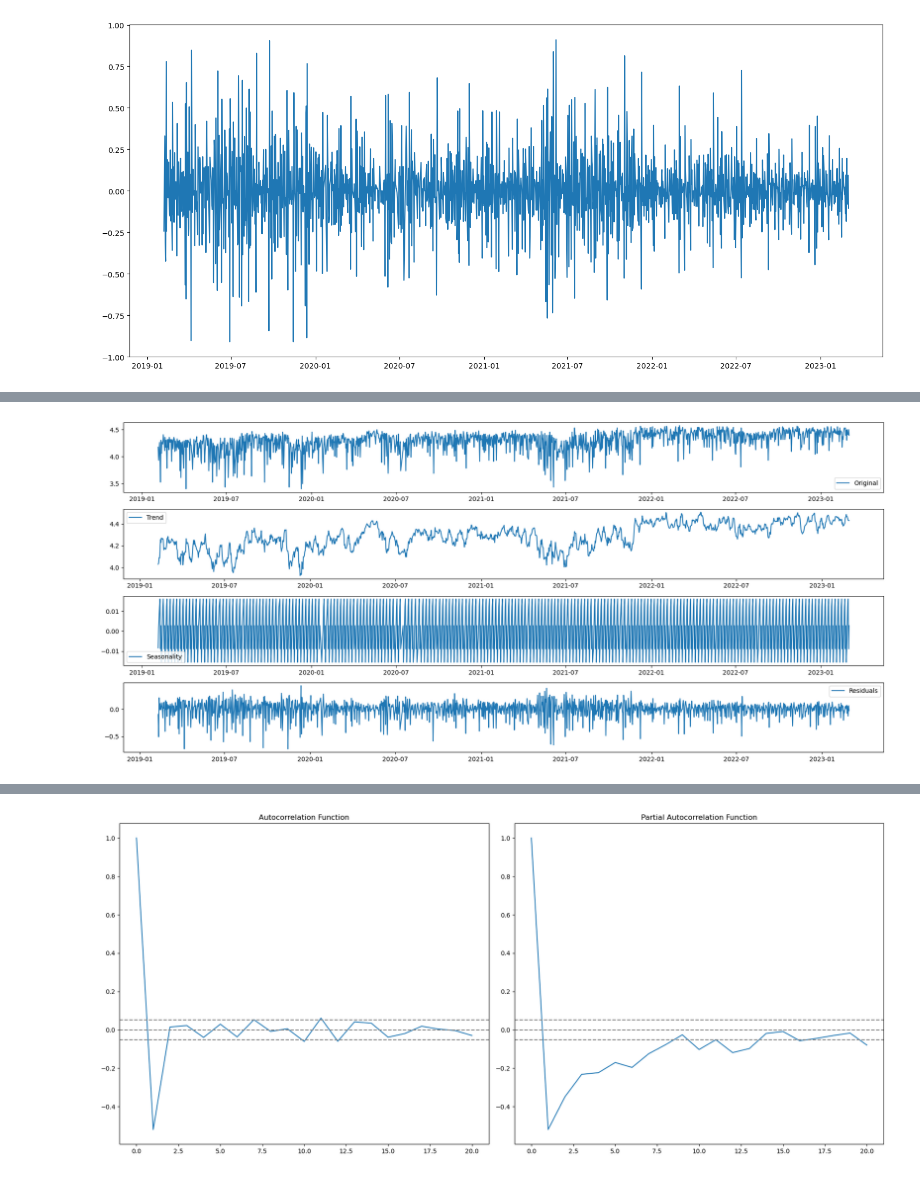
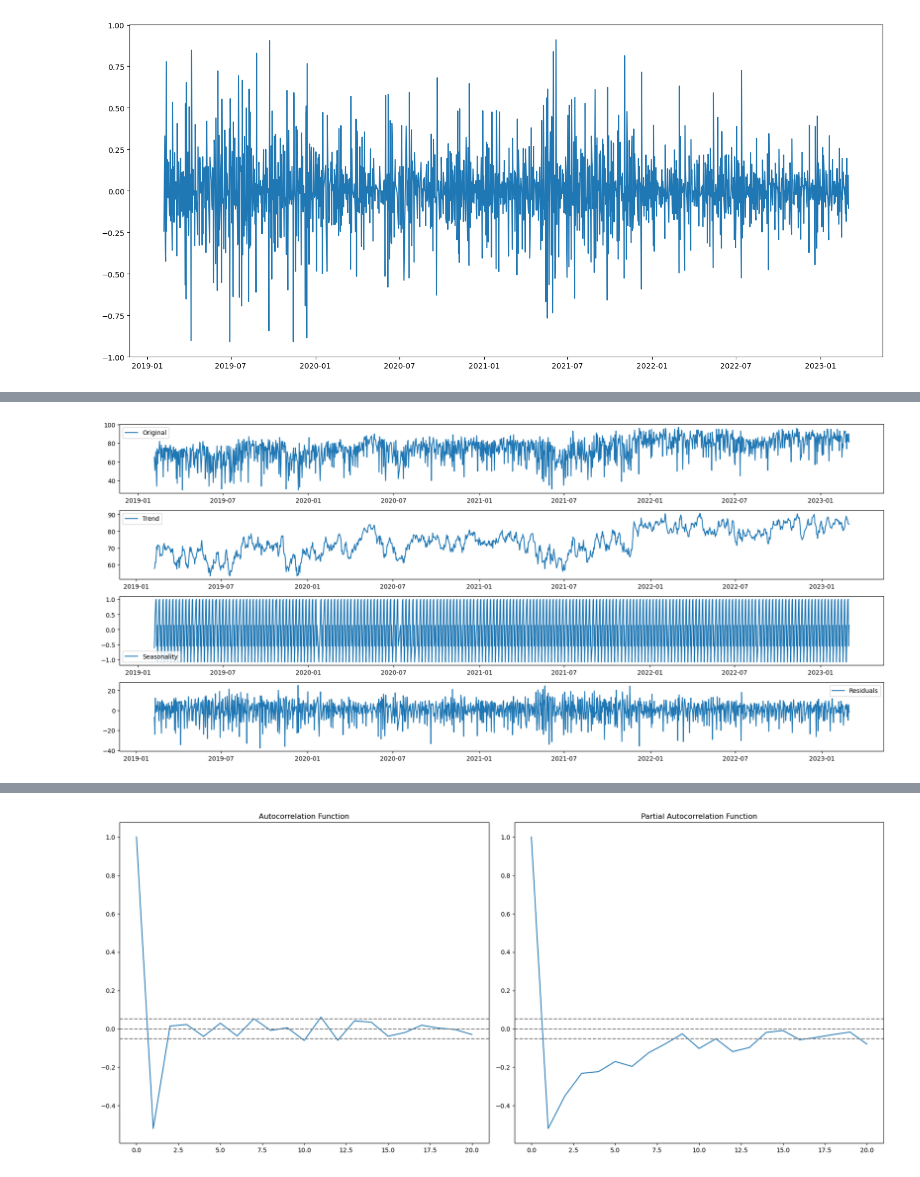
Before and after one commit to brozena/oura_mood_VAR, a Jupyter notebook: notebooks/project.ipynb, the cells around one changed output, grey strips where cells are left out. Saved outputs shown, nothing was run; the diff lists cells and outputs as text; code cells hidden in the pictures.

```diff
--- a/notebooks/project.ipynb
+++ b/notebooks/project.ipynb
@@ -209,28 +224,28 @@ dtype: float64
 # %%
 from statsmodels.tsa.seasonal import seasonal_decompose
-decomposition = seasonal_decompose(ts_log, period=7)
+decomposition = seasonal_decompose(test_ts, period=7)
 
 trend = decomposition.trend
 seasonal = decomposition.seasonal
 residual = decomposition.resid
 
 fig = plt.figure(figsize=(18,8))
 
 plt.subplot(411)
-plt.plot(ts_log, label='Original')
+plt.plot(test_ts, label='Original')
 plt.legend(loc='best')
 plt.subplot(412)
 plt.plot(trend, label='Trend')
 plt.legend(loc='best')
 plt.subplot(413)
 plt.plot(seasonal,label='Seasonality')
 plt.legend(loc='best')
 plt.subplot(414)
 plt.plot(residual, label='Residuals')
 plt.legend(loc='best')
 plt.tight_layout()
 # %% [output]
-[figure, old version]
+[figure, new version]
 # %%
 ts_log_decompose = residual
 ts_log_decompose.dropna(inplace=True)
```
Also changed, not shown: parts of 10 cells of this notebook, 2 other files.
